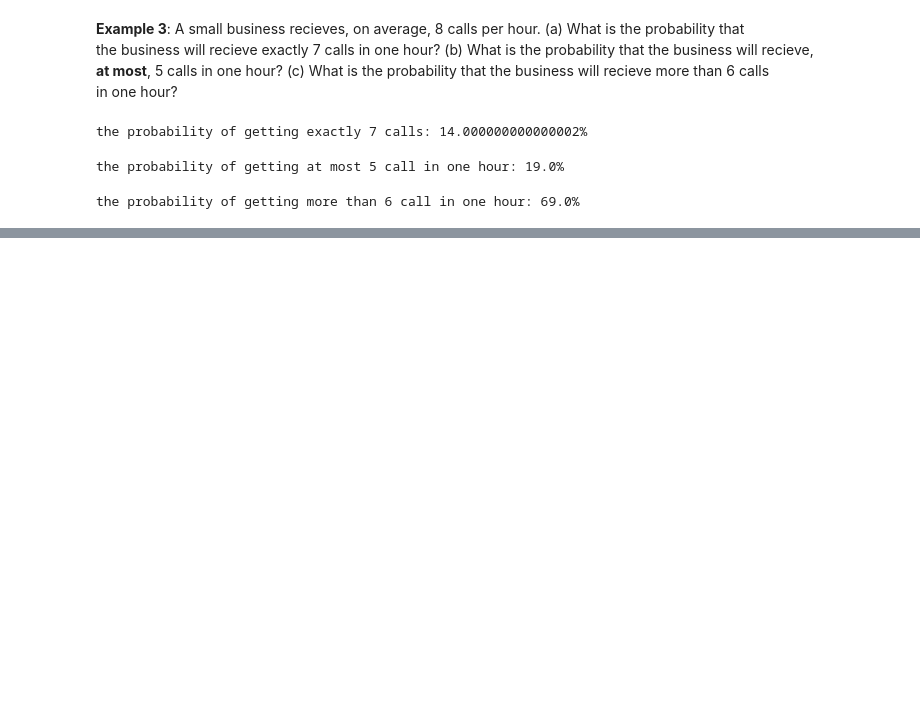
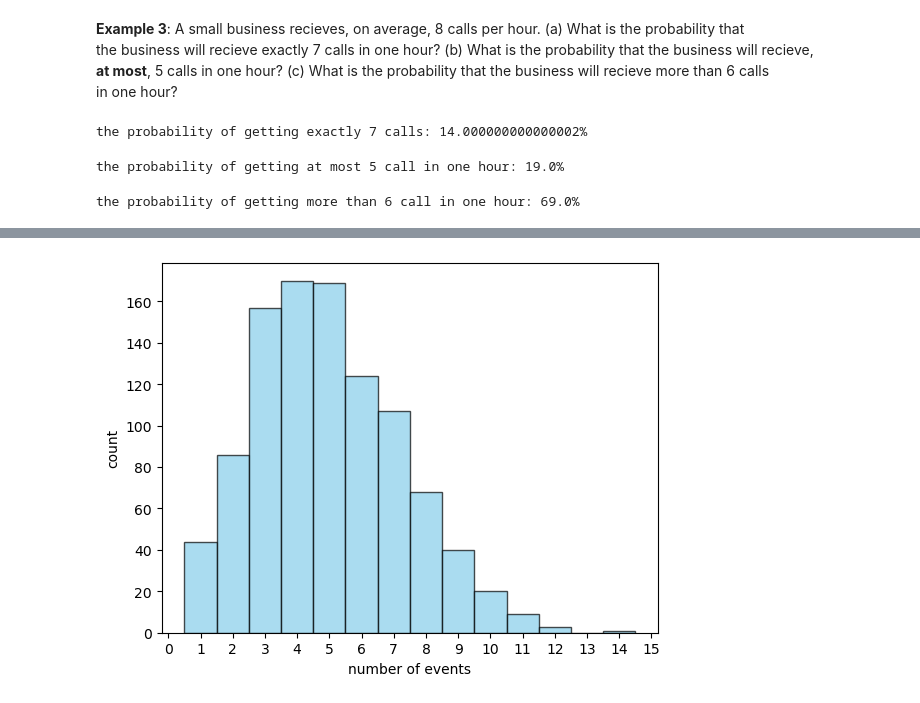
Before and after one commit to xthimylJ/statistics-for-data-science, a Jupyter notebook: Poisson dist-n.ipynb, the cells around one changed output, grey strips where cells are left out. Drawn from its saved outputs; the diff is of its cells as text; code cells hidden in the pictures; blank space fills up the shorter version.

```diff
--- a/Poisson dist-n.ipynb
+++ b/Poisson dist-n.ipynb
@@ -59,0 +115,9 @@ the probability of getting more than 6 call in one hour: 69.0%
+# %%
+plt.hist(sample, bins=np.arange(1, 16)-0.5, edgecolor="black", color="skyblue", alpha=0.7)
+plt.xticks(np.arange(0, 16))
+plt.xlabel("number of events")
+plt.ylabel("count")
+#plt.title("")
+plt.show()
+# %% [output]
+[figure, added]
```
Also changed, not shown: parts of 10 cells of this notebook.
